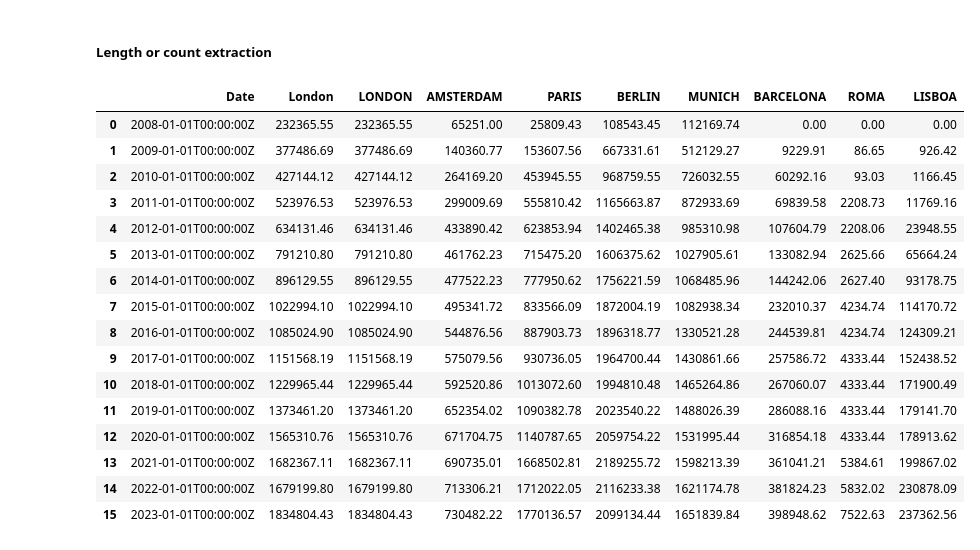
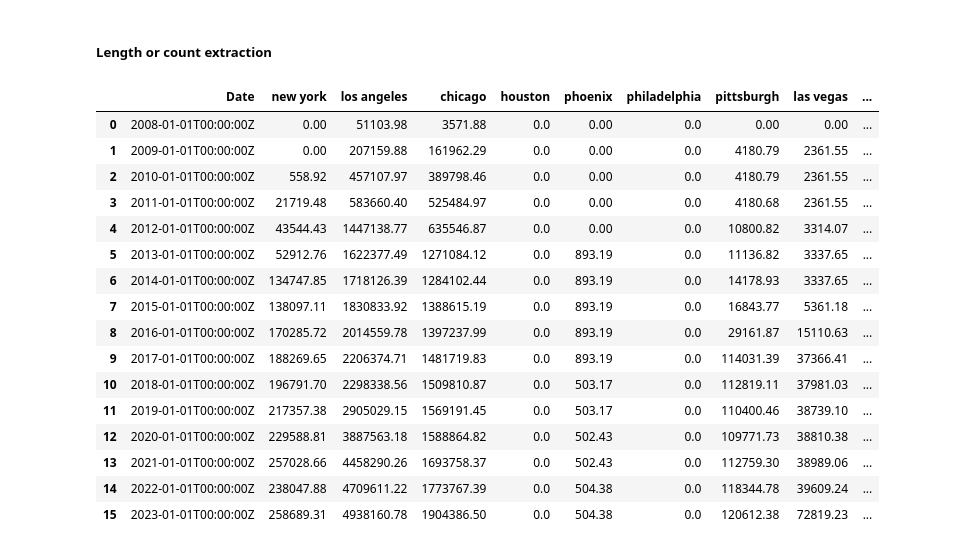
Before and after one commit to mfuentescornell/CS_5304_Data_Science_in_the_Wild, a Jupyter notebook: OpenStreetMap_data.ipynb, the cells around one changed output. Drawn from its saved outputs; the diff is of its cells as text; code cells hidden in the pictures.

```diff
--- a/OpenStreetMap_data.ipynb
+++ b/OpenStreetMap_data.ipynb
@@ -62,13 +90,30 @@ europe_df[europe_df['properties.NAME'] == 'LONDON']
 # %%
 # for each city we are analyzing, get lat long geometry polygon for ohsome API input
 
-city_list = ['LONDON', 'AMSTERDAM', 'PARIS', 'BERLIN', 'MUNICH','BARCELONA', 'ROMA', 'LISBOA'] # list of cities in our analysis - some are in different languages/confirm spelling
+# list of cities in our analysis
+# note - needed to change san francisco bay area to san francisco
+city_list = [
+    'new york',
+    'los angeles',
+    'chicago',
+    'houston',
+    'phoenix',
+    'philadelphia',
+    'pittsburgh',
+    'las vegas',
+    'atlanta',
+    'austin',
+    'san francisco',
+    'portland',
+    'washington',
+    'boston',
+]
 city_geom = []
 
 # for each city, get the geometry polygon and convert it to a string in the format for the ohsome API
 for city in city_list: # loop through list of cities
 
-    row = europe_df[europe_df['properties.NAME'] == city].index[0] # getting first row where the city name matches
+    row = df_cities[df_cities['properties.NAME'] == city].index[0] # getting first row where the city name matches
     city_geom_string = ''
 
     # for that city, loop through the coordinates column and convert to string
@@ -232,38 +284,39 @@ def data_extraction(method, city, geometry, filterKey):
 # %%
 # create a dataframe summing amount of bike lanes for each city for each year from 2008 to 2023
 
 # filter parameters (can remove each clause after and or or, but keep type:way)
 filterKey = 'type:way and sidewalk:left:bicycle=yes or cycleway:left=shared_lane or cyclestreet=yes or cycleway:left=shared_busway or cycleway:right=shared_busway or cycleway=shared_busway or cycleway=opposite_lane or highway=bridleway and bicycle=no or highway=track and bicycle=designated and motor_vehicle=no or bicycle=use_sidepath or cycleway=opposite and oneway:bicycle=no or sidewalk:right:bicycle=yes or cycleway:right=shared_lane or cycleway:left=track or cycleway:right=track or highway=track and bicycle=designated and motor_vehicle=no or highway=path and bicycle=yes or highway=path and bicycle=designated or bicycle=official or highway=service and bicycle=designated or motor_vehicle=no or highway=pedestrian and bicycle=yes or bicycle=official or highway=footway and bicycle=yes or bicycle=official or highway=cycleway or cycleway:both=lane or bicycle_road=yes and motor_vehicle=no or bicycle=designated or cyclestreet=yes or cycleway=lane or cycleway=opposite_lane or cycleway=shared_busway or cycleway=track or cycleway=opposite_track or cycleway:left=lane or cycleway:left=shared_busway or cycleway:right=lane or cycleway:right=shared_busway'
 
 city = "London" # this will need to change for each city
 df_lanes = data_extraction('length', city, city_geom_df['Geometry String'][0], filterKey) # make dataframe for one city as starter df for merge
 
 # iterate through list of cities
 for index, row in city_geom_df.iterrows():
     city = row['Location']
     geom_str = row['Geometry String']
     df = data_extraction('length', city, geom_str, filterKey) # pull data for specific city
     df_lanes = pd.merge(df_lanes, df, how='outer') # merge city data into one dataframe
 
+df_lanes = df_lanes.drop(df_lanes.columns[1], axis=1)
 df_lanes
 # %% [output]
-|  | Date | London | LONDON | AMSTERDAM | PARIS | BERLIN | MUNICH | BARCELONA | ROMA | LISBOA |
-| 0 | 2008-01-01T00:00:00Z | 232365.55 | 232365.55 | 65251.00 | 25809.43 | 108543.45 | 112169.74 | 0.00 | 0.00 | 0.00 |
-| 1 | 2009-01-01T00:00:00Z | 377486.69 | 377486.69 | 140360.77 | 153607.56 | 667331.61 | 512129.27 | 9229.91 | 86.65 | 926.42 |
-| 2 | 2010-01-01T00:00:00Z | 427144.12 | 427144.12 | 264169.20 | 453945.55 | 968759.55 | 726032.55 | 60292.16 | 93.03 | 1166.45 |
-| 3 | 2011-01-01T00:00:00Z | 523976.53 | 523976.53 | 299009.69 | 555810.42 | 1165663.87 | 872933.69 | 69839.58 | 2208.73 | 11769.16 |
-| 4 | 2012-01-01T00:00:00Z | 634131.46 | 634131.46 | 433890.42 | 623853.94 | 1402465.38 | 985310.98 | 107604.79 | 2208.06 | 23948.55 |
-| 5 | 2013-01-01T00:00:00Z | 791210.80 | 791210.80 | 461762.23 | 715475.20 | 1606375.62 | 1027905.61 | 133082.94 | 2625.66 | 65664.24 |
-| 6 | 2014-01-01T00:00:00Z | 896129.55 | 896129.55 | 477522.23 | 777950.62 | 1756221.59 | 1068485.96 | 144242.06 | 2627.40 | 93178.75 |
-| 7 | 2015-01-01T00:00:00Z | 1022994.10 | 1022994.10 | 495341.72 | 833566.09 | 1872004.19 | 1082938.34 | 232010.37 | 4234.74 | 114170.72 |
-| 8 | 2016-01-01T00:00:00Z | 1085024.90 | 1085024.90 | 544876.56 | 887903.73 | 1896318.77 | 1330521.28 | 244539.81 | 4234.74 | 124309.21 |
-| 9 | 2017-01-01T00:00:00Z | 1151568.19 | 1151568.19 | 575079.56 | 930736.05 | 1964700.44 | 1430861.66 | 257586.72 | 4333.44 | 152438.52 |
-| 10 | 2018-01-01T00:00:00Z | 1229965.44 | 1229965.44 | 592520.86 | 1013072.60 | 1994810.48 | 1465264.86 | 267060.07 | 4333.44 | 171900.49 |
-| 11 | 2019-01-01T00:00:00Z | 1373461.20 | 1373461.20 | 652354.02 | 1090382.78 | 2023540.22 | 1488026.39 | 286088.16 | 4333.44 | 179141.70 |
-| 12 | 2020-01-01T00:00:00Z | 1565310.76 | 1565310.76 | 671704.75 | 1140787.65 | 2059754.22 | 1531995.44 | 316854.18 | 4333.44 | 178913.62 |
-| 13 | 2021-01-01T00:00:00Z | 1682367.11 | 1682367.11 | 690735.01 | 1668502.81 | 2189255.72 | 1598213.39 | 361041.21 | 5384.61 | 199867.02 |
-| 14 | 2022-01-01T00:00:00Z | 1679199.80 | 1679199.80 | 713306.21 | 1712022.05 | 2116233.38 | 1621174.78 | 381824.23 | 5832.02 | 230878.09 |
-| 15 | 2023-01-01T00:00:00Z | 1834804.43 | 1834804.43 | 730482.22 | 1770136.57 | 2099134.44 | 1651839.84 | 398948.62 | 7522.63 | 237362.56 |
+|  | Date | new york | los angeles | chicago | houston | phoenix | philadelphia | pittsburgh | las vegas | ... |
+| 0 | 2008-01-01T00:00:00Z | 0.00 | 51103.98 | 3571.88 | 0.0 | 0.00 | 0.0 | 0.00 | 0.00 | ... |
+| 1 | 2009-01-01T00:00:00Z | 0.00 | 207159.88 | 161962.29 | 0.0 | 0.00 | 0.0 | 4180.79 | 2361.55 | ... |
+| 2 | 2010-01-01T00:00:00Z | 558.92 | 457107.97 | 389798.46 | 0.0 | 0.00 | 0.0 | 4180.79 | 2361.55 | ... |
+| 3 | 2011-01-01T00:00:00Z | 21719.48 | 583660.40 | 525484.97 | 0.0 | 0.00 | 0.0 | 4180.68 | 2361.55 | ... |
+| 4 | 2012-01-01T00:00:00Z | 43544.43 | 1447138.77 | 635546.87 | 0.0 | 0.00 | 0.0 | 10800.82 | 3314.07 | ... |
+| 5 | 2013-01-01T00:00:00Z | 52912.76 | 1622377.49 | 1271084.12 | 0.0 | 893.19 | 0.0 | 11136.82 | 3337.65 | ... |
+| 6 | 2014-01-01T00:00:00Z | 134747.85 | 1718126.39 | 1284102.44 | 0.0 | 893.19 | 0.0 | 14178.93 | 3337.65 | ... |
+| 7 | 2015-01-01T00:00:00Z | 138097.11 | 1830833.92 | 1388615.19 | 0.0 | 893.19 | 0.0 | 16843.77 | 5361.18 | ... |
+| 8 | 2016-01-01T00:00:00Z | 170285.72 | 2014559.78 | 1397237.99 | 0.0 | 893.19 | 0.0 | 29161.87 | 15110.63 | ... |
+| 9 | 2017-01-01T00:00:00Z | 188269.65 | 2206374.71 | 1481719.83 | 0.0 | 893.19 | 0.0 | 114031.39 | 37366.41 | ... |
+| 10 | 2018-01-01T00:00:00Z | 196791.70 | 2298338.56 | 1509810.87 | 0.0 | 503.17 | 0.0 | 112819.11 | 37981.03 | ... |
+| 11 | 2019-01-01T00:00:00Z | 217357.38 | 2905029.15 | 1569191.45 | 0.0 | 503.17 | 0.0 | 110400.46 | 38739.10 | ... |
+| 12 | 2020-01-01T00:00:00Z | 229588.81 | 3887563.18 | 1588864.82 | 0.0 | 502.43 | 0.0 | 109771.73 | 38810.38 | ... |
+| 13 | 2021-01-01T00:00:00Z | 257028.66 | 4458290.26 | 1693758.37 | 0.0 | 502.43 | 0.0 | 112759.30 | 38989.06 | ... |
+| 14 | 2022-01-01T00:00:00Z | 238047.88 | 4709611.22 | 1773767.39 | 0.0 | 504.38 | 0.0 | 118344.78 | 39609.24 | ... |
+| 15 | 2023-01-01T00:00:00Z | 258689.31 | 4938160.78 | 1904386.50 | 0.0 | 504.38 | 0.0 | 120612.38 | 72819.23 | ... |
 # %%
 # create a dataframe on the total number of bicycle rental locations for each city for each year from 2008 to 2023
 
```
Also changed, not shown: parts of 9 cells of this notebook, 3 other files.
